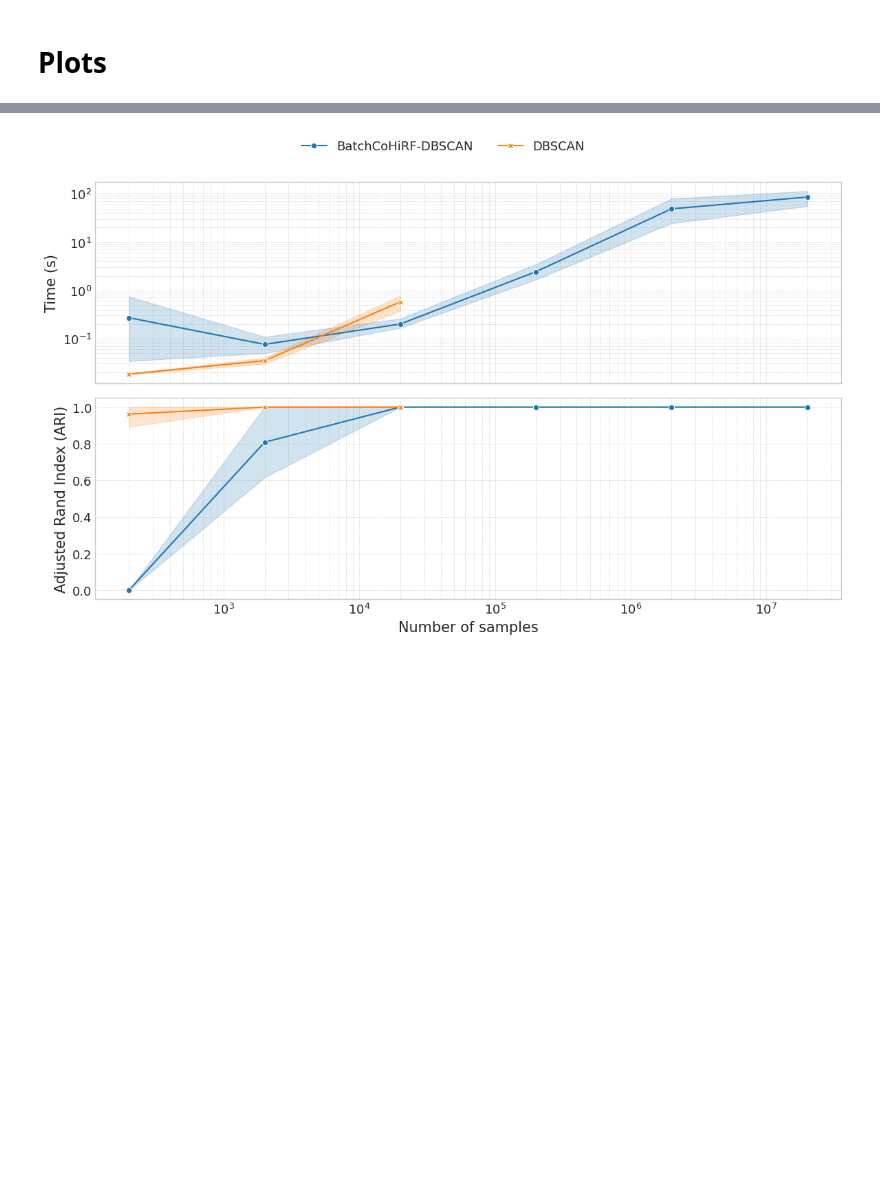
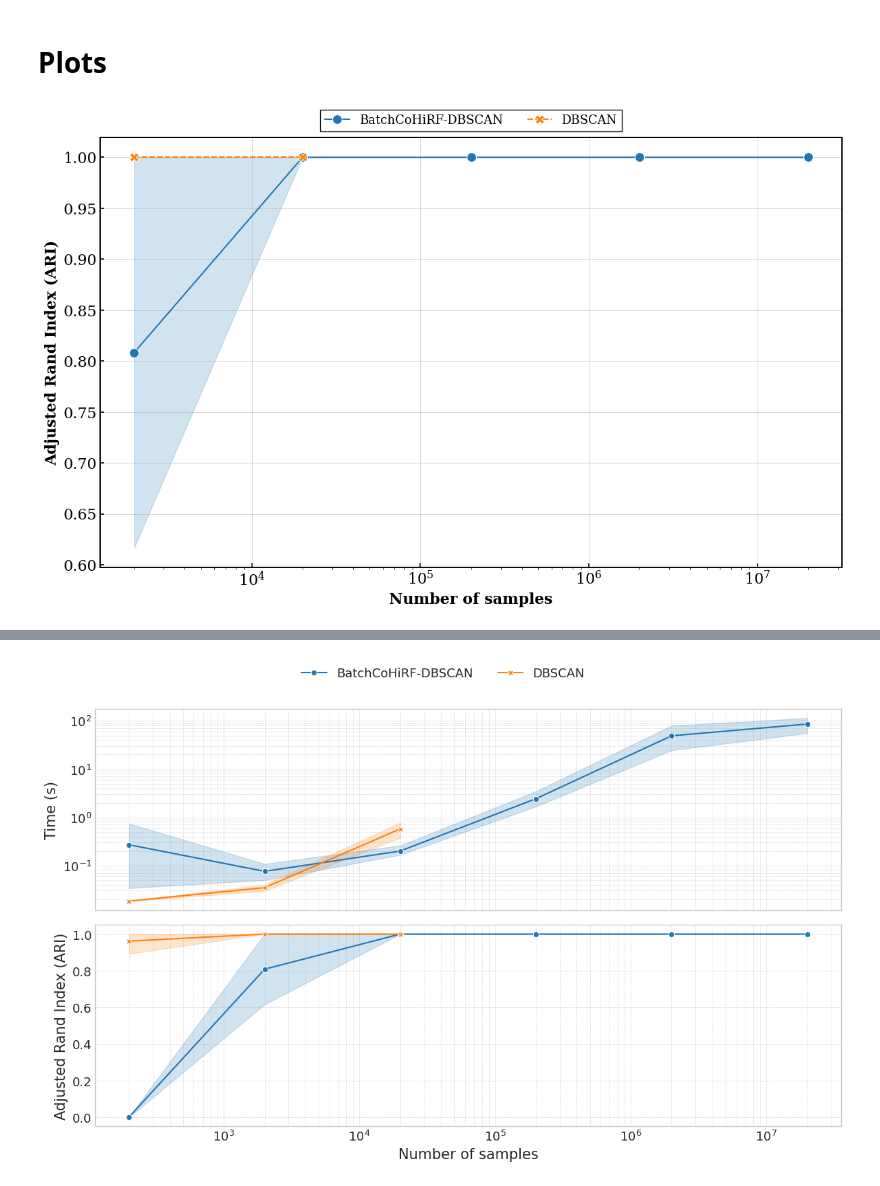
Before and after one commit to BrunoBelucci/cohirf, a Jupyter notebook: analyze_results/analyze_runs_spheres.ipynb, the cells around one changed output, grey strips where cells are left out. Drawn from its saved outputs; the diff is of its cells as text; code cells hidden in the pictures; blank space fills up the shorter version.

```diff
--- a/analyze_results/analyze_runs_spheres.ipynb
+++ b/analyze_results/analyze_runs_spheres.ipynb
@@ -280,2 +321,80 @@ df_common = pd.concat([df_common, df_common2], ignore_index=True)
 # %% [markdown]
 # Plots
+# %%
+df = df_runs_parents.copy()
+models_names = {
+    "BatchCoHiRF-DBSCAN-1iter": "BatchCoHiRF-DBSCAN",
+    # "BatchCoHiRF-DBSCAN": "BatchCoHiRF-DBSCAN",
+    # "CoHiRF-DBSCAN": "CoHiRF-DBSCAN",
+    "DBSCAN": "DBSCAN",
+}
+df = df.loc[df["model"].isin(models_names.keys())]
+df["n_samples"] = df["n_samples"].astype(int)
+df = df.loc[df["n_samples"] >= 2000]
+df = df.replace({"model": models_names})
+df = df.sort_values(by="model")
+df = df.rename(
+    columns={
+        "fit_model_return_elapsed_time": "Time (s)",
+        "max_memory_used": "Memory (MB)",
+        "n_samples": "Number of samples",
+        "model": "Model",
+        "best/adjusted_rand": "ARI",
+    }
+)
+
+with mpl.rc_context(
+    rc={
+        "font.family": "serif",
+        "font.serif": ["DejaVu Serif", "Liberation Serif", "Times", "serif"],  # Reliable serif fonts
+        "mathtext.fontset": "dejavuserif",  # Use DejaVu for math text to avoid missing glyphs
+        "axes.unicode_minus": False,  # Use ASCII minus instead of Unicode minus
+        "font.size": 12,
+        "axes.linewidth": 1.2,
+        "axes.labelsize": 16,
+        "axes.titlesize": 16,
+        "xtick.labelsize": 16,
+        "ytick.labelsize": 16,
+        "legend.fontsize": 10,
+        "legend.frameon": True,
+        "legend.fancybox": False,
+        "legend.shadow": False,
+        "legend.framealpha": 0.9,
+        "legend.edgecolor": "black",
+        "grid.alpha": 0.3,
+        "axes.grid": True,
+        "grid.linewidth": 0.5,
+    }
+):
+    cm = 1 / 2.54  # centimeters to inches
+    scale = 3.0
+    fig = plt.figure(figsize=(12 * scale * cm, 7 * scale * cm))
+    palette = sns.color_palette("tab10", n_colors=len(df["Model"].unique()))
+    # ARI plot
+    ax = sns.lineplot(
+        data=df,
+        x="Number of samples",
+        y="ARI",
+        hue="Model",
+        style="Model",
+        markers=True,
+        markersize=10,
+        errorbar=("ci", 95),
+        palette=palette,
+        legend=True,
+        # err_style="bars",
+    )
+    # ax.set_xscale("log", base=10)
+    ax.set_xscale("log")
+    ax.set_ylabel("Adjusted Rand Index (ARI)", fontweight='bold')
+    ax.set_xlabel("Number of samples", fontweight='bold')
+    ax.legend(title='', loc='upper center', ncol=4, fontsize=13, frameon=True, bbox_to_anchor=(0.5, 1.08))
+    ax.tick_params(direction="in", length=4, width=1.2)
+    for spine in ["left", "right", "top", "bottom"]:
+        ax.spines[spine].set_linewidth(1.4)
+        ax.spines[spine].set_color("black")
+    ax.grid(True, alpha=0.7, linestyle="-", linewidth=0.5)
+    fig.savefig(results_dir / f"hpo_sphere_ari_cohirf.pdf", dpi=300, bbox_inches='tight')
+    plt.show()
+# %% [output]
+[figure, added]
```
Also changed, not shown: parts of 12 cells of this notebook, 13 other files.
